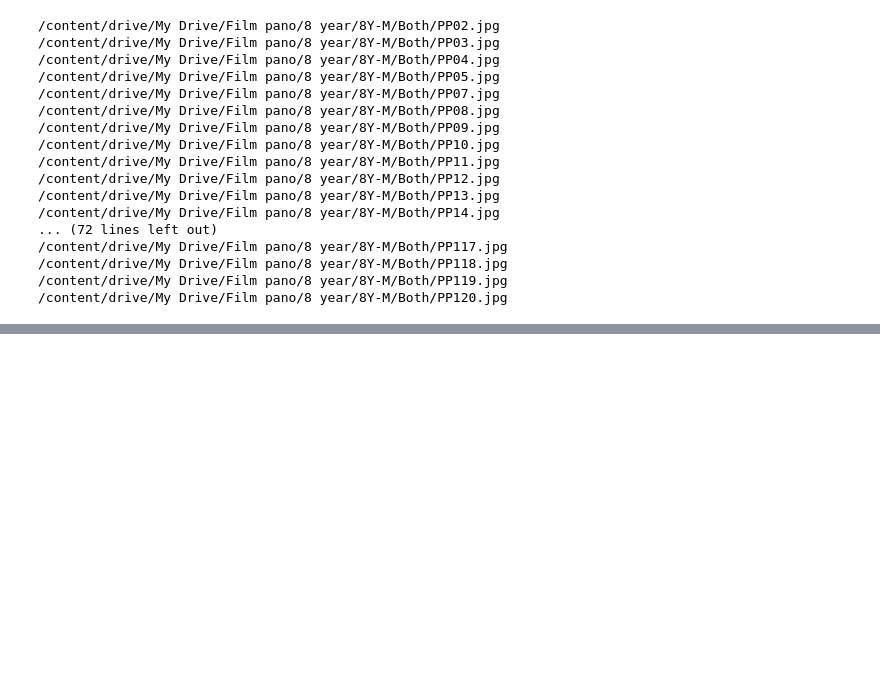
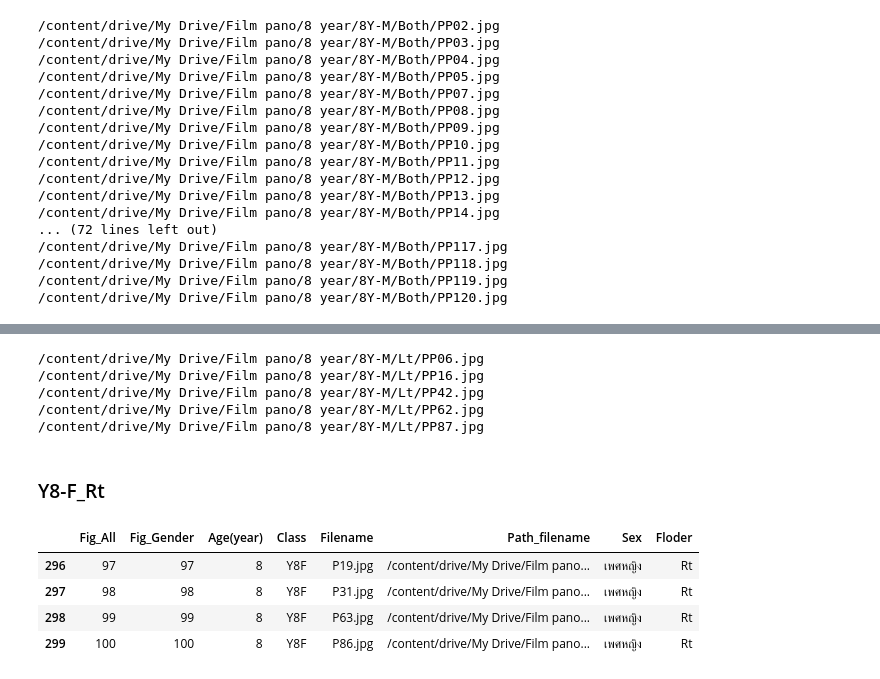
Before and after one commit to Wanita-8943/efficientnet_keras_transfer_learning, a Jupyter notebook: ตัดรูป.ipynb, the cells around one changed output, grey strips where cells are left out. Cells and saved outputs as stored; diff of their text form; code cells hidden in the pictures; blank space fills up the shorter version.

```diff
--- a/ตัดรูป.ipynb
+++ b/ตัดรูป.ipynb
@@ -560,0 +622,42 @@ for i in path:
+# %%
+from PIL import Image
+import matplotlib.pyplot as plt
+
+path = Y8M_2['Path_filename'].tolist()
+frac = 0.60
+for i in path:
+    filename = i.split("/")[-1]
+    img = Image.open(i)
+    print(i)
+    #right ---------------------------------------------------
+    left = img.size[0]*((1-frac))
+    upper = 0
+    right = img.size[0]
+    bottom = img.size[1]
+    cropped_right= img.crop((left, upper, right, bottom))
+    #save setting by youreself
+    cropped_right.save('/content/drive/MyDrive/cut_panoramic/8Y/8Y-M/Lt/'+filename)
+    #flip ---------------------------------------------------
+    #read the image
+    im = Image.open('/content/drive/MyDrive/cut_panoramic/8Y/8Y-M/Lt/'+filename)
+
+    #flip image
+    out = im.transpose(PIL.Image.FLIP_LEFT_RIGHT)
+    out.save('/content/drive/MyDrive/cut_panoramic/8Y/8Y-M/Lt/Flip_'+filename)
+# %% [output]
+/content/drive/My Drive/Film pano/8 year/8Y-M/Lt/PP06.jpg
+/content/drive/My Drive/Film pano/8 year/8Y-M/Lt/PP16.jpg
+/content/drive/My Drive/Film pano/8 year/8Y-M/Lt/PP42.jpg
+/content/drive/My Drive/Film pano/8 year/8Y-M/Lt/PP62.jpg
+/content/drive/My Drive/Film pano/8 year/8Y-M/Lt/PP87.jpg
+# %% [markdown]
+### Y8-F_Rt
+# %%
+Y8F_3= df[(df['Class'] == 'Y8F')&(df['Floder']=='Rt')]#หญิง
+Y8F_3
+# %% [output]
+|  | Fig_All | Fig_Gender | Age(year) | Class | Filename | Path_filename | Sex | Floder |
+| 296 | 97 | 97 | 8 | Y8F | P19.jpg | /content/drive/My Drive/Film pano... | เพศหญิง | Rt |
+| 297 | 98 | 98 | 8 | Y8F | P31.jpg | /content/drive/My Drive/Film pano... | เพศหญิง | Rt |
+| 298 | 99 | 99 | 8 | Y8F | P63.jpg | /content/drive/My Drive/Film pano... | เพศหญิง | Rt |
+| 299 | 100 | 100 | 8 | Y8F | P86.jpg | /content/drive/My Drive/Film pano... | เพศหญิง | Rt |
```
Also changed, not shown: parts of 9 cells of this notebook.
